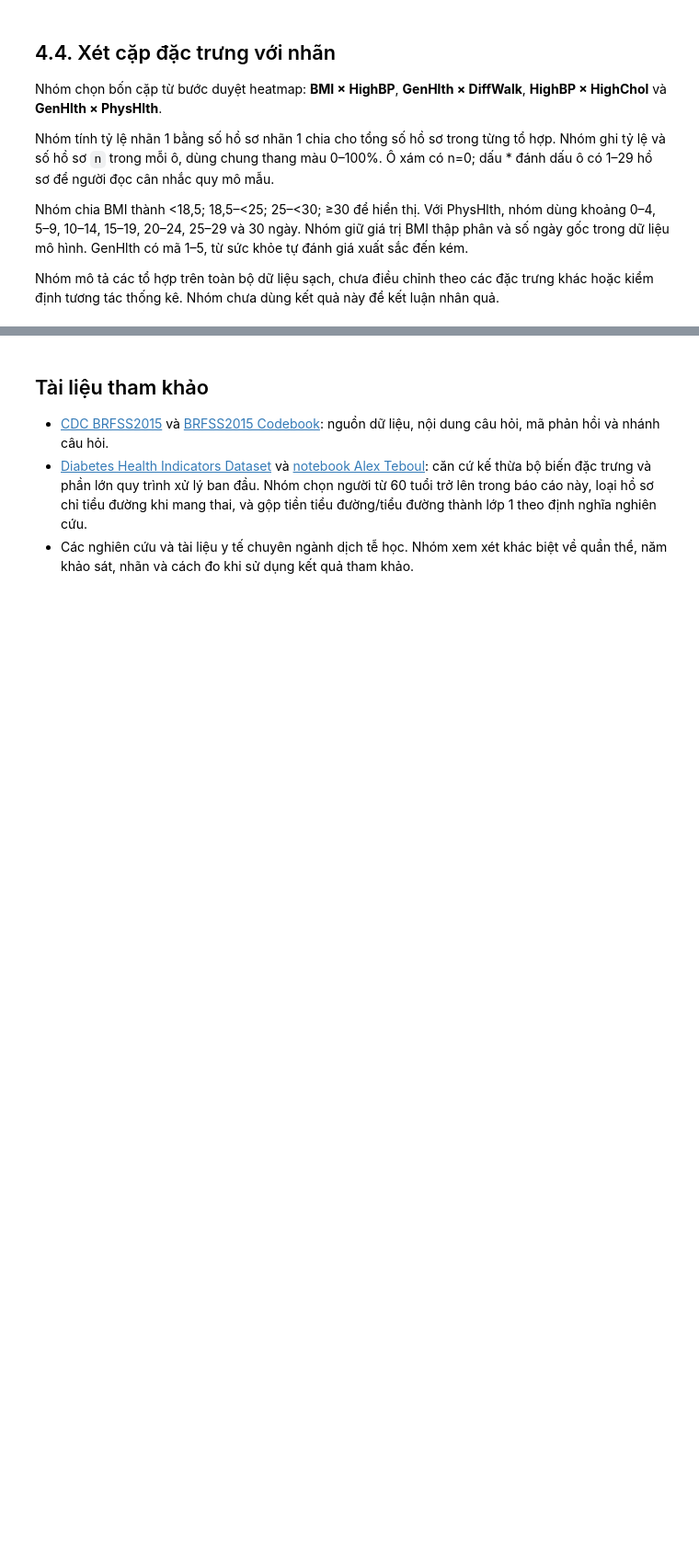
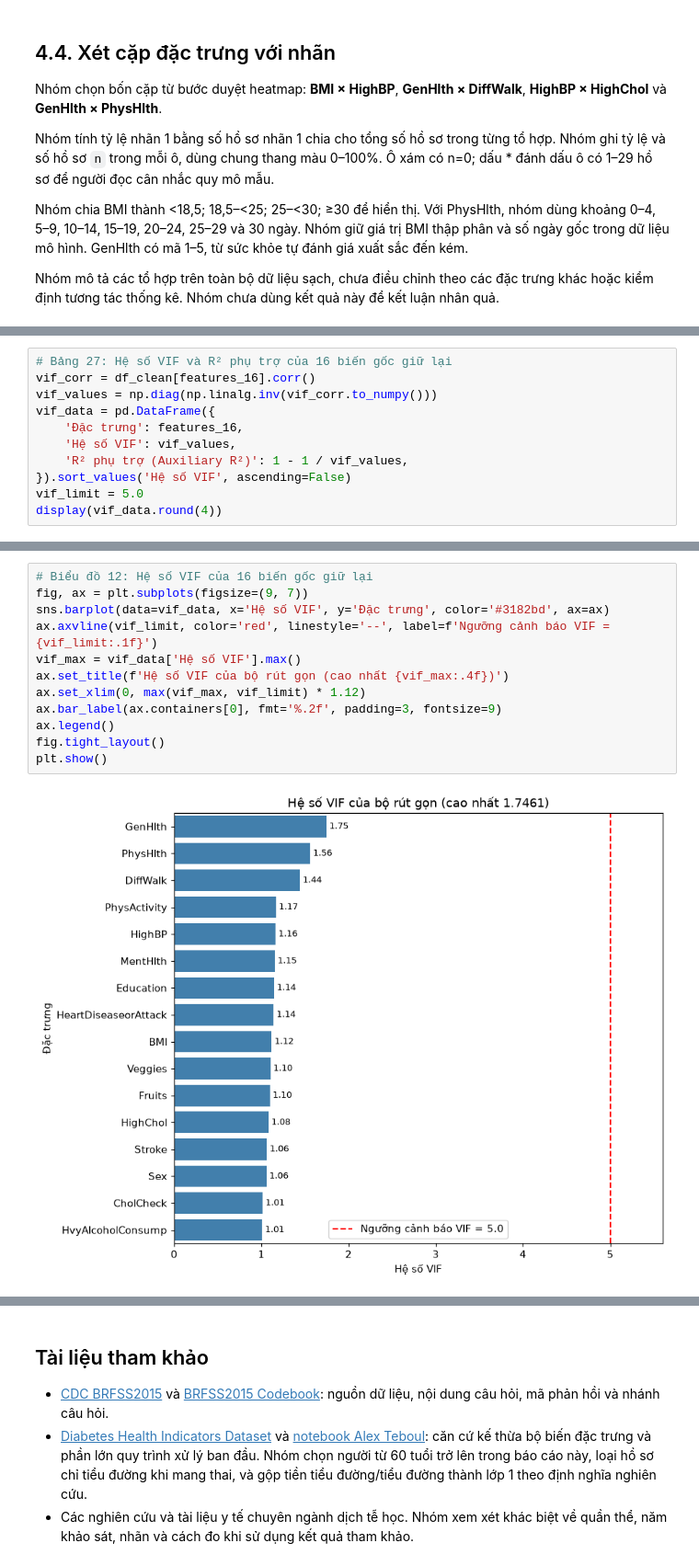
Before and after one commit to trancongdureal/ADY201m, a Jupyter notebook: Bao_cao_cuoi_ky_Nhom_6_v2.ipynb, the cells around one changed output, grey strips where cells are left out. Shown at 92% size. Cells and saved outputs as stored; diff of their text form; blank space fills up the shorter version.

```diff
--- a/Bao_cao_cuoi_ky_Nhom_6_v2.ipynb
+++ b/Bao_cao_cuoi_ky_Nhom_6_v2.ipynb
@@ -1192,0 +1138,11 @@ plt.show()
+# %%
+# Bảng 27: Hệ số VIF và R² phụ trợ của 16 biến gốc giữ lại
+vif_corr = df_clean[features_16].corr()
+vif_values = np.diag(np.linalg.inv(vif_corr.to_numpy()))
+vif_data = pd.DataFrame({
+    'Đặc trưng': features_16,
+    'Hệ số VIF': vif_values,
+    'R² phụ trợ (Auxiliary R²)': 1 - 1 / vif_values,
+}).sort_values('Hệ số VIF', ascending=False)
+vif_limit = 5.0
+display(vif_data.round(4))
@@ -1192,0 +1167,14 @@ plt.show()
+# %%
+# Biểu đồ 12: Hệ số VIF của 16 biến gốc giữ lại
+fig, ax = plt.subplots(figsize=(9, 7))
+sns.barplot(data=vif_data, x='Hệ số VIF', y='Đặc trưng', color='#3182bd', ax=ax)
+ax.axvline(vif_limit, color='red', linestyle='--', label=f'Ngưỡng cảnh báo VIF = {vif_limit:.1f}')
+vif_max = vif_data['Hệ số VIF'].max()
+ax.set_title(f'Hệ số VIF của bộ rút gọn (cao nhất {vif_max:.4f})')
+ax.set_xlim(0, max(vif_max, vif_limit) * 1.12)
+ax.bar_label(ax.containers[0], fmt='%.2f', padding=3, fontsize=9)
+ax.legend()
+fig.tight_layout()
+plt.show()
+# %% [output]
+[figure, added]
```
Also changed, not shown: parts of 94 cells of this notebook.
